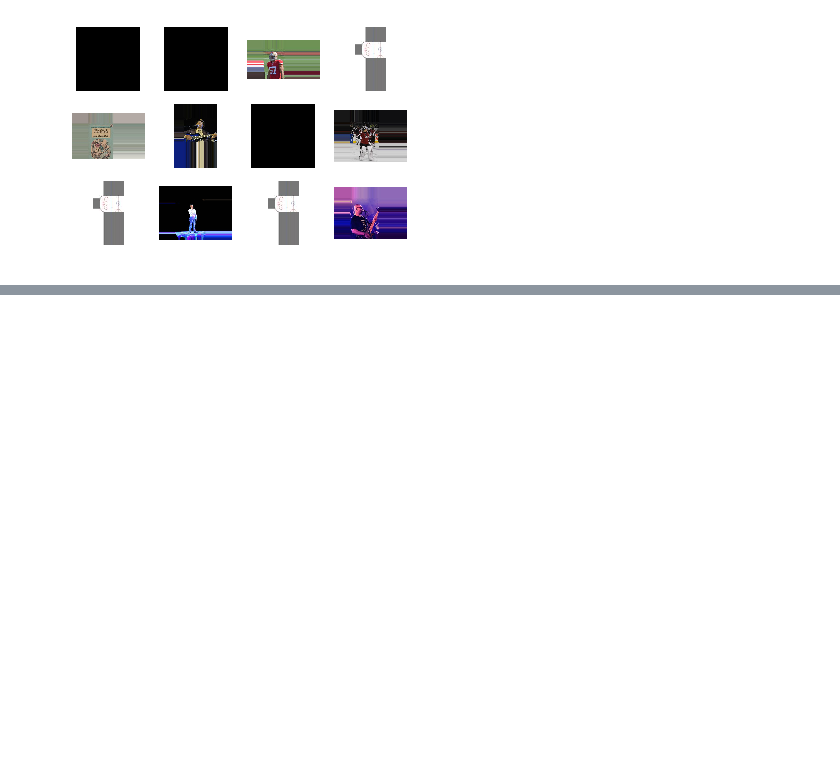
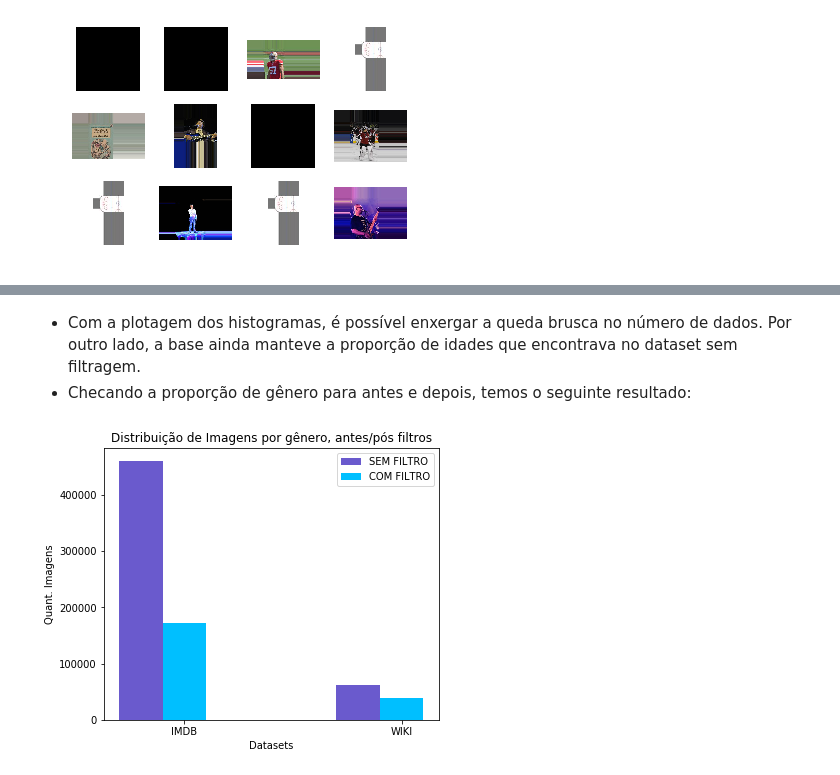
Before and after one commit to Brunogomes97/Imdb, a Jupyter notebook: IMDB_Analise.ipynb, the cells around one changed output, grey strips where cells are left out. Cells and saved outputs as stored; diff of their text form; code cells hidden in the pictures; blank space fills up the shorter version.

```diff
--- a/IMDB_Analise.ipynb
+++ b/IMDB_Analise.ipynb
@@ -178,0 +215,28 @@ Como é possível perceber, as ilustrações acima estão ilegíveis e muitas ne
+# %% [markdown]
+- Com a plotagem dos histogramas, é possível enxergar a queda brusca no número de dados. Por outro lado, a base ainda manteve a proporção de idades que encontrava no dataset sem filtragem.
+- Checando a proporção de gênero para antes e depois, temos o seguinte resultado:
+# %%
+genders1 = [len(im_gender),len(w_gender)]
+genders2 = [len(m_gender), len(wk_gender)]
+
+barWidth = 0.2
+plt.figure(figsize = (6,5))
+
+r1 = np.arange(len(genders1))
+r2 = [x + barWidth for x in r1]
+
+plt.bar(r1, genders1, color = '#6A5ACD', width = barWidth , label = 'SEM FILTRO')
+plt.bar(r2, genders2, color = '#00BFFF', width = barWidth , label = 'COM FILTRO')
+
+
+plt.xlabel("Datasets")
+plt.xticks([r +  barWidth for r in range(len(genders1))], ['IMDB','WIKI'])
+
+
+plt.ylabel("Quant. Imagens")
+plt.title("Distribuição de Imagens por gênero, antes/pós filtros")
+
+plt.legend()
+plt.show()
+# %% [output]
+[figure, added]
```
Also changed, not shown: parts of 17 cells of this notebook.
